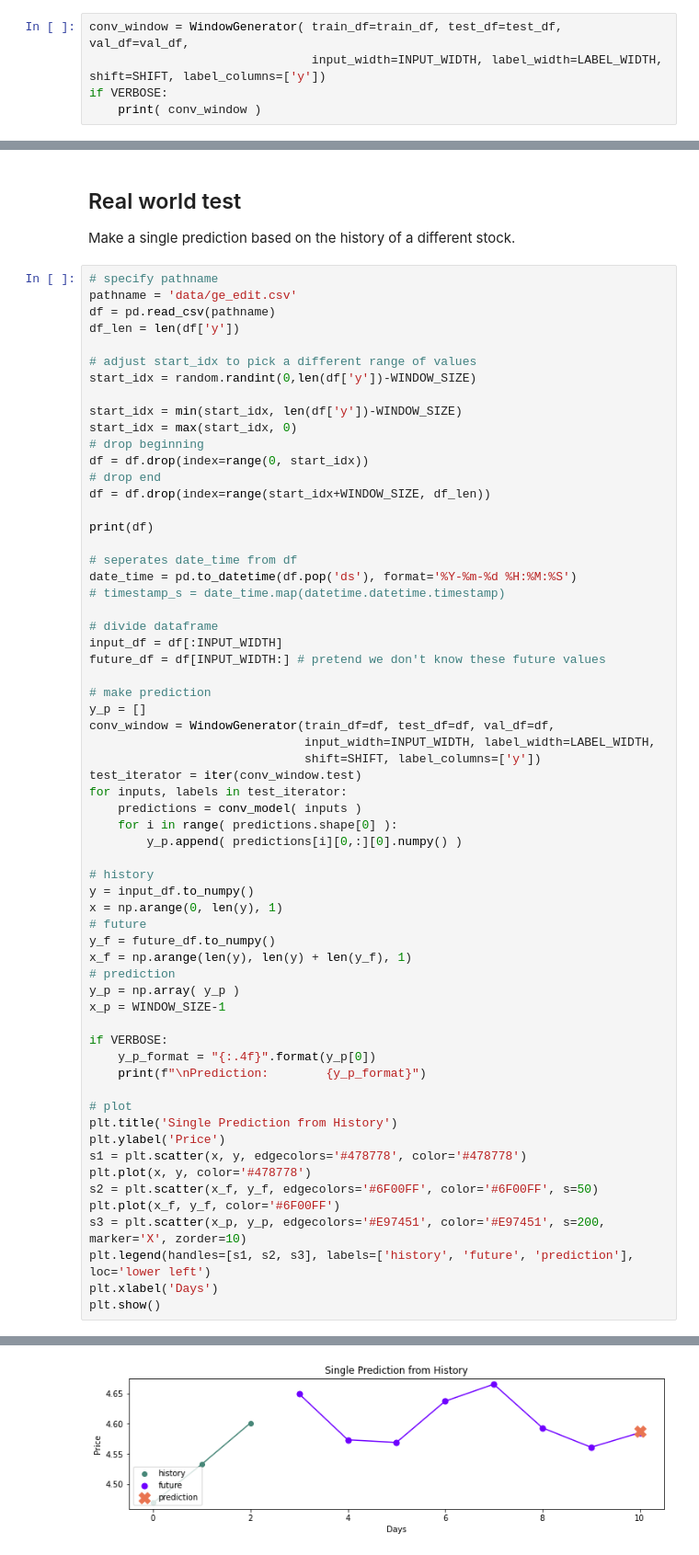
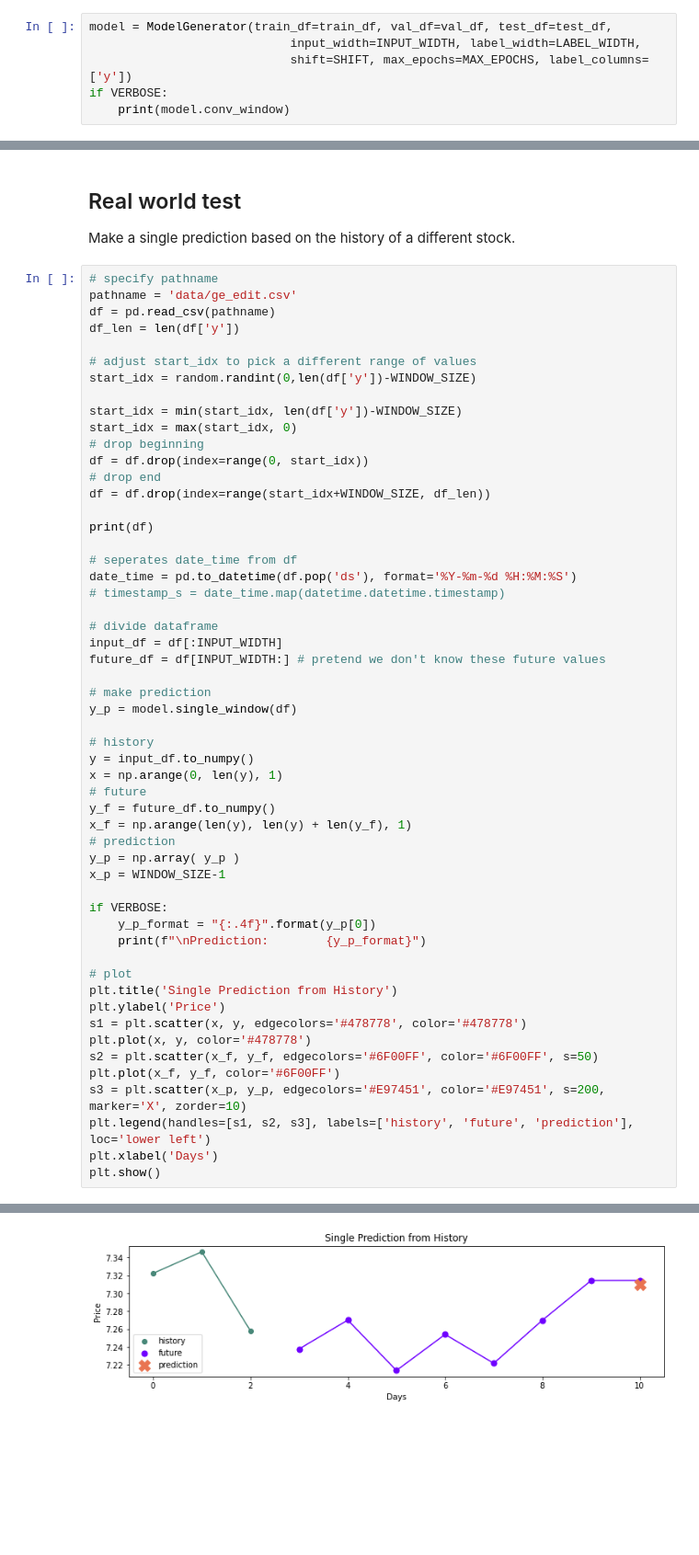
Before and after one commit to Grant-Syt/495_stock_forecast, a Jupyter notebook: stock_forecast.ipynb, the cells around one changed output, grey strips where cells are left out. Shown at 92% size. Saved outputs shown, nothing was run; the diff lists cells and outputs as text; blank space fills up the shorter version.

```diff
--- a/stock_forecast.ipynb
+++ b/stock_forecast.ipynb
@@ -152,10 +153,11 @@ years: 7.968127490039841
 [  0.       0.1255   0.251  ... 125.249  125.3745 125.5   ]
 [figure]
 # %%
-conv_window = WindowGenerator( train_df=train_df, test_df=test_df, val_df=val_df,
-                               input_width=INPUT_WIDTH, label_width=LABEL_WIDTH, shift=SHIFT, label_columns=['y'])
+model = ModelGenerator(train_df=train_df, val_df=val_df, test_df=test_df,
+                            input_width=INPUT_WIDTH, label_width=LABEL_WIDTH,
+                            shift=SHIFT, max_epochs=MAX_EPOCHS, label_columns=['y'])
 if VERBOSE:
-    print( conv_window )
+    print(model.conv_window)
 # %% [output]
 Total window size: 11
 Input indices: [0 1 2]
@@ -287,15 +261,7 @@ input_df = df[:INPUT_WIDTH]
 future_df = df[INPUT_WIDTH:] # pretend we don't know these future values
 
 # make prediction
-y_p = []
-conv_window = WindowGenerator(train_df=df, test_df=df, val_df=df,
-                              input_width=INPUT_WIDTH, label_width=LABEL_WIDTH,
-                              shift=SHIFT, label_columns=['y'])
-test_iterator = iter(conv_window.test)
-for inputs, labels in test_iterator:
-    predictions = conv_model( inputs )
-    for i in range( predictions.shape[0] ):
-        y_p.append( predictions[i][0,:][0].numpy() )
+y_p = model.single_window(df)
 
 # history
 y = input_df.to_numpy()
@@ -340 +306 @@ Prediction:        4.5870
-[figure, old version]
+[figure, new version]
```
Also changed, not shown: parts of 5 cells of this notebook, 1 other file.
